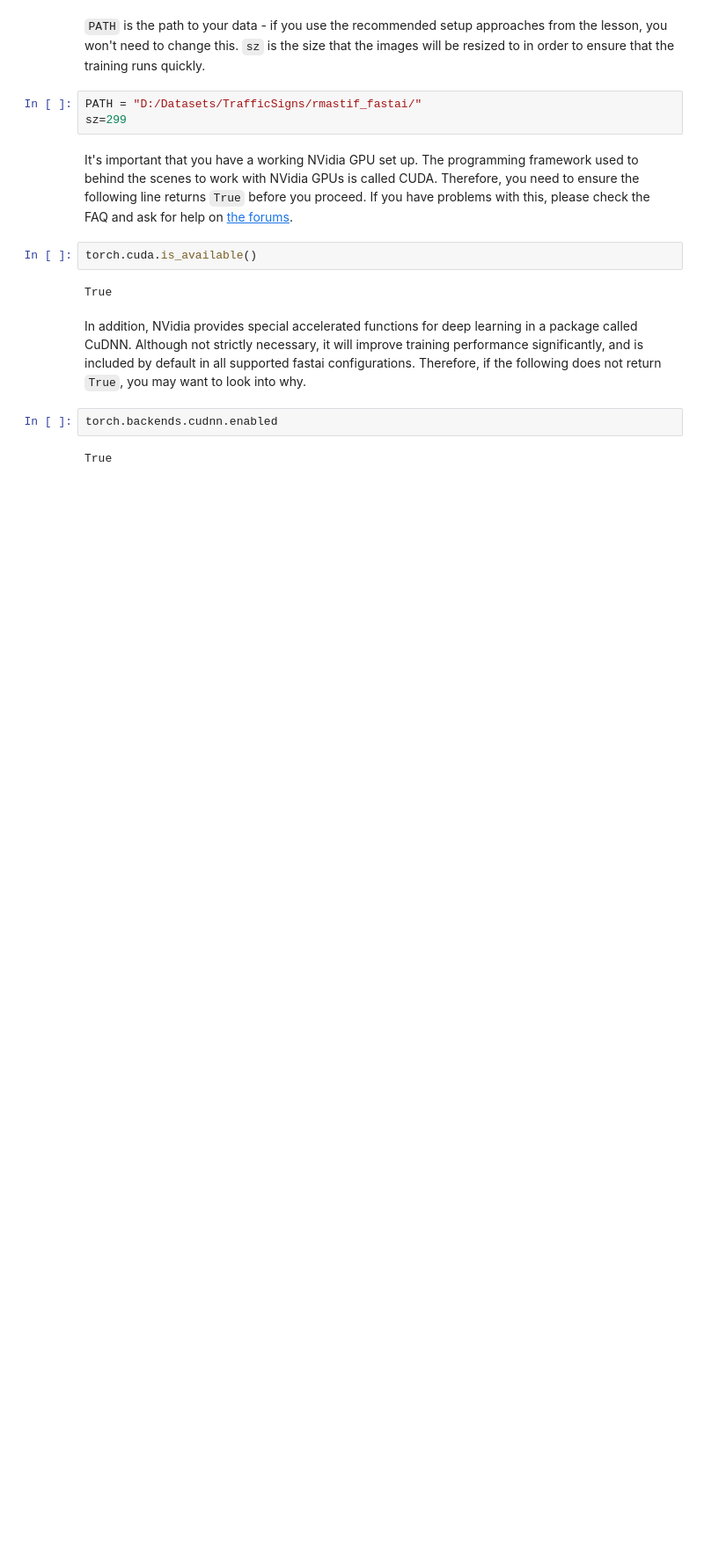
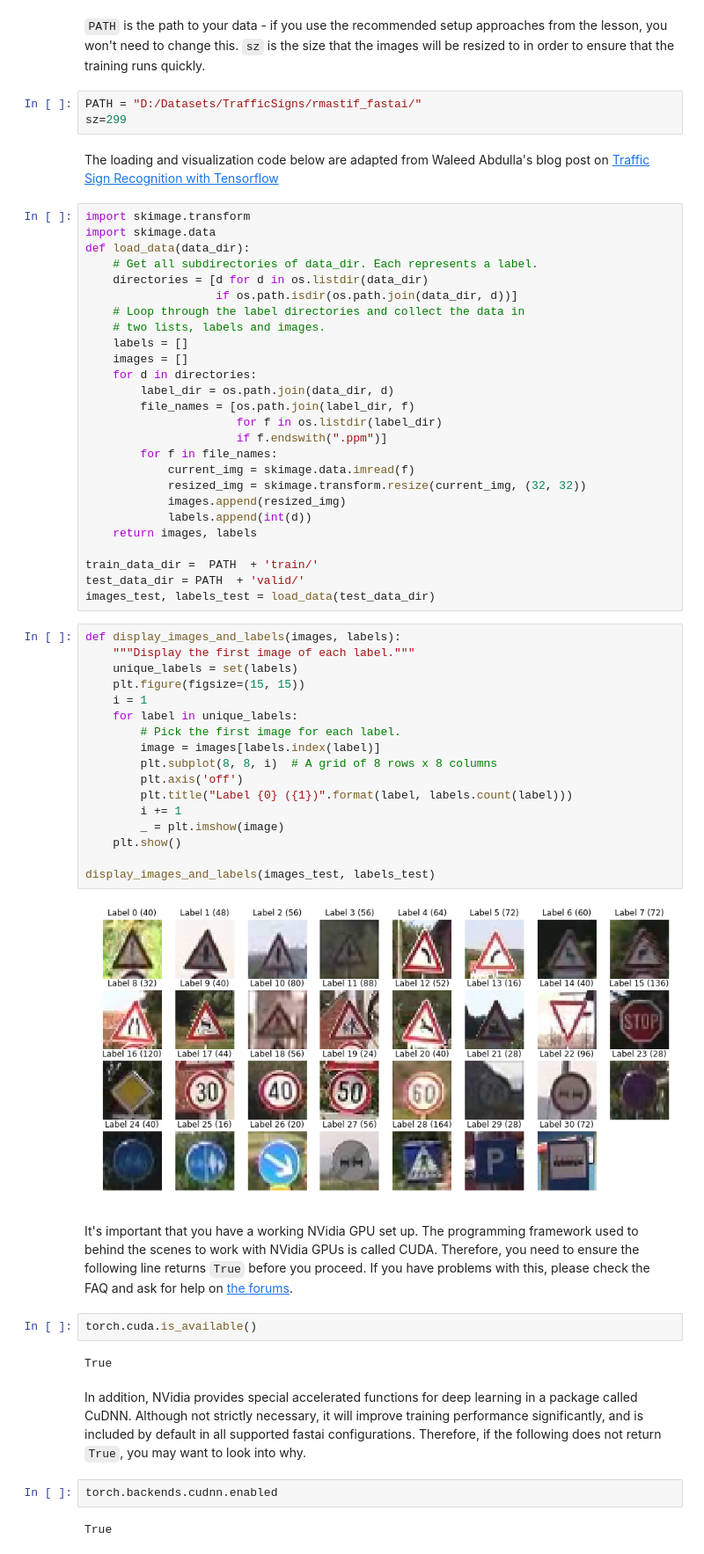
Before and after one commit to sebderhy/TrafficSignsClassif, a Jupyter notebook: fastai_TSC_rMASTIF.ipynb, the cells around one changed output. Shown at 88% size. Saved outputs shown, nothing was run; the diff lists cells and outputs as text; blank space fills up the shorter version.

```diff
--- a/fastai_TSC_rMASTIF.ipynb
+++ b/fastai_TSC_rMASTIF.ipynb
@@ -22,6 +24,53 @@ from fastai.plots import *
 # %%
 PATH = "D:/Datasets/TrafficSigns/rmastif_fastai/"
 sz=299
+# %% [markdown]
+The loading and visualization code below are adapted from Waleed Abdulla's blog post on [Traffic Sign Recognition with Tensorflow](https://medium.com/@waleedka/traffic-sign-recognition-with-tensorflow-629dffc391a6)
+# %%
+import skimage.transform
+import skimage.data
+def load_data(data_dir):
+    # Get all subdirectories of data_dir. Each represents a label.
+    directories = [d for d in os.listdir(data_dir)
+                   if os.path.isdir(os.path.join(data_dir, d))]
+    # Loop through the label directories and collect the data in
+    # two lists, labels and images.
+    labels = []
+    images = []
+    for d in directories:
+        label_dir = os.path.join(data_dir, d)
+        file_names = [os.path.join(label_dir, f)
+                      for f in os.listdir(label_dir)
+                      if f.endswith(".ppm")]
+        for f in file_names:
+            current_img = skimage.data.imread(f)
+            resized_img = skimage.transform.resize(current_img, (32, 32))
+            images.append(resized_img)
+            labels.append(int(d))
+    return images, labels
+
+train_data_dir =  PATH  + 'train/'
+test_data_dir = PATH  + 'valid/'
+images_test, labels_test = load_data(test_data_dir)
+# %%
+def display_images_and_labels(images, labels):
+    """Display the first image of each label."""
+    unique_labels = set(labels)
+    plt.figure(figsize=(15, 15))
+    i = 1
+    for label in unique_labels:
+        # Pick the first image for each label.
+        image = images[labels.index(label)]
+        plt.subplot(8, 8, i)  # A grid of 8 rows x 8 columns
+        plt.axis('off')
+        plt.title("Label {0} ({1})".format(label, labels.count(label)))
+        i += 1
+        _ = plt.imshow(image)
+    plt.show()
+
+display_images_and_labels(images_test, labels_test)
+# %% [output]
+[figure, added]
 # %% [markdown]
 It's important that you have a working NVidia GPU set up. The programming framework used to behind the scenes to work with NVidia GPUs is called CUDA. Therefore, you need to ensure the following line returns `True` before you proceed. If you have problems with this, please check the FAQ and ask for help on [the forums](http://forums.fast.ai).
 # %%
```
Also changed, not shown: parts of 14 cells of this notebook.
